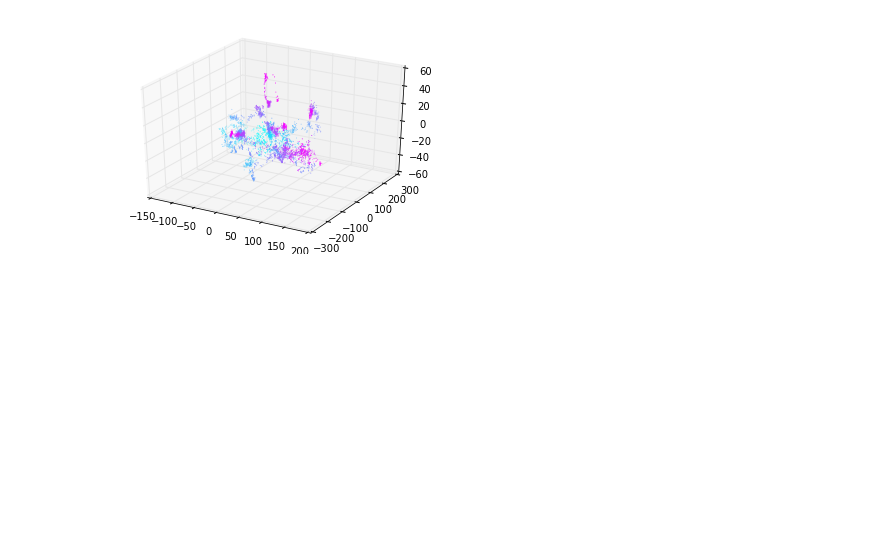
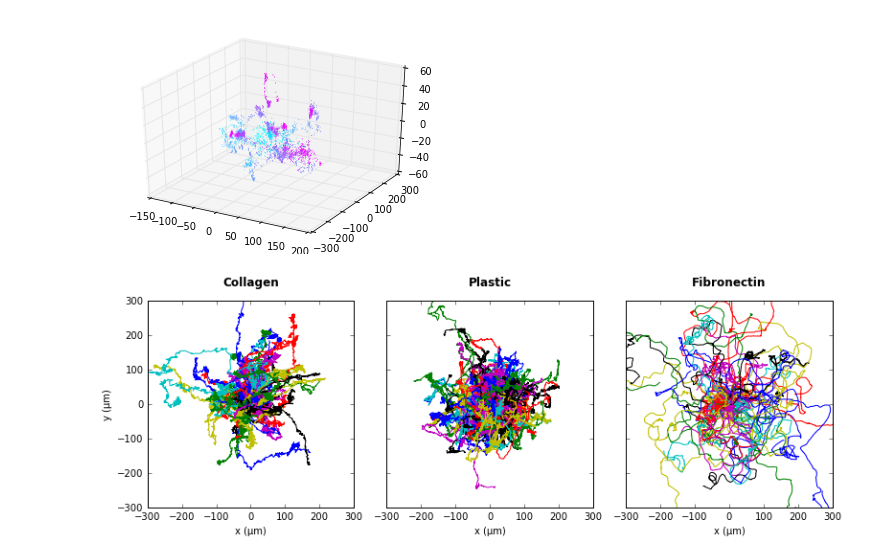
Before and after one commit to jrieke/lstm-biology, a Jupyter notebook: visualization.ipynb, the cells around one changed output. Saved outputs shown, nothing was run; the diff lists cells and outputs as text; code cells hidden in the pictures; blank space fills up the shorter version.

```diff
--- a/visualization.ipynb
+++ b/visualization.ipynb
@@ -3,9 +3,6 @@
 import numpy as np
 import matplotlib.pyplot as plt
 import matplotlib
-# %%
-# Read single data file.
-x, y, z = np.genfromtxt('data/JulianTrajs/alive/cell002.dat', unpack=True)
 # %%
 plt.scatter(x, y, c=np.arange(len(x)), cmap='cool', s=5, edgecolor='')
 plt.colorbar()
@@ -80,3 +69,24 @@ for trajectory in trajectories[::10]:
 plt.savefig('plots/all_alive_3D.png', dpi=300)
 # %% [output]
 [figure]
+# %%
+fig, axes = plt.subplots(ncols=3, sharex=True, sharey=True, figsize=(11, 4))
+lim = 300
+
+names = {'alive': 'Collagen', 'fibro': 'Fibronectin', 'plastic': 'Plastic'}
+
+for i, (ax, category) in enumerate(zip(axes, categories)):
+    for trajectory in trajectories_per_category[category]:  #[::15]:
+        ax.plot(trajectory[:, 0], trajectory[:, 1])
+    ax.set(adjustable='box-forced', aspect='equal')
+    ax.set_xlim(-lim, lim)
+    ax.set_ylim(-lim, lim)
+    ax.set_title(names[category], fontweight='bold')
+    ax.title.set_position([.5, 1.05])
+    ax.set_xlabel(u'x (\u00b5m)')
+    if i == 0:
+        ax.set_ylabel(u'y (\u00b5m)')
+plt.tight_layout()
+plt.savefig('plots/all.png', dpi=300)
+# %% [output]
+[figure, added]
```
Also changed, not shown: parts of 6 cells of this notebook, 6 other files.
